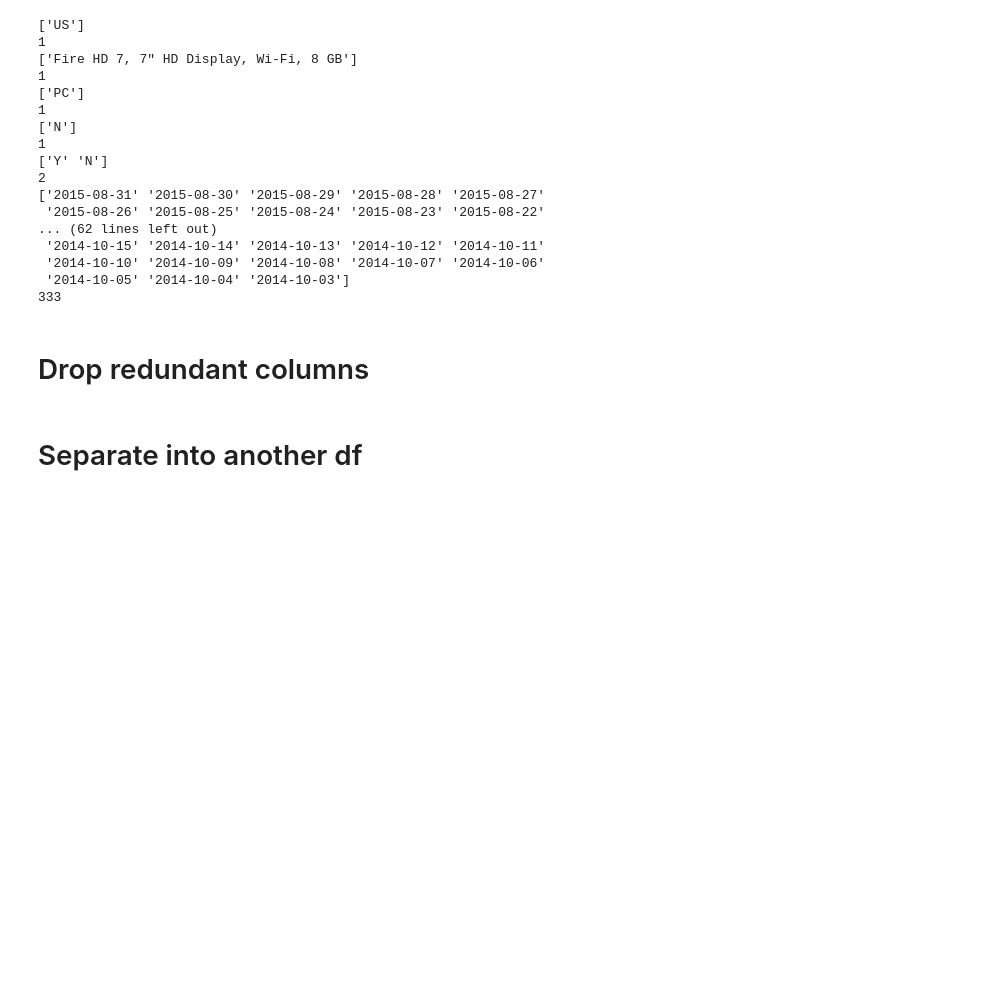
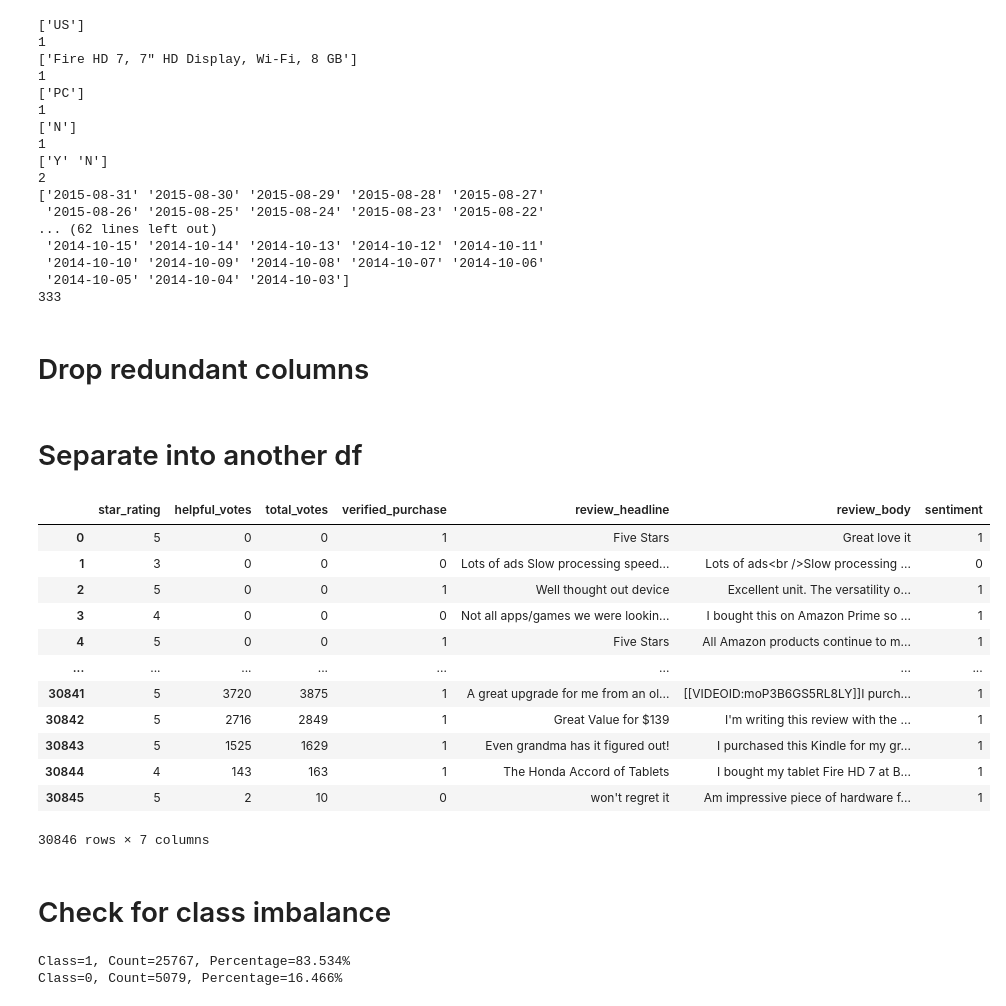
Before and after one commit to MaukanMir/Amaon-Product-Sentioment-Analysis, a Jupyter notebook: training.ipynb, the cells around one changed output. Cells and saved outputs as stored; diff of their text form; code cells hidden in the pictures; blank space fills up the shorter version.

Commit message:
deep class imbalance

```diff
--- a/training.ipynb
+++ b/training.ipynb
@@ -287,3 +287,26 @@ eda_df.drop(["marketplace", "product_title", "product_category", "vine", "custom
 df = eda_df.copy()
 # %%
 df["verified_purchase"] = df["verified_purchase"].apply(lambda x: 1 if x == 'Y' else 0 )
+# %%
+df
+# %% [output]
+|  | star_rating | helpful_votes | total_votes | verified_purchase | review_headline | review_body | sentiment |
+| 0 | 5 | 0 | 0 | 1 | Five Stars | Great love it | 1 |
+| 1 | 3 | 0 | 0 | 0 | Lots of ads Slow processing speed... | Lots of ads<br />Slow processing ... | 0 |
+| 2 | 5 | 0 | 0 | 1 | Well thought out device | Excellent unit. The versatility o... | 1 |
+| 3 | 4 | 0 | 0 | 0 | Not all apps/games we were lookin... | I bought this on Amazon Prime so ... | 1 |
+| 4 | 5 | 0 | 0 | 1 | Five Stars | All Amazon products continue to m... | 1 |
+| ... | ... | ... | ... | ... | ... | ... | ... |
+| 30841 | 5 | 3720 | 3875 | 1 | A great upgrade for me from an ol... | [[VIDEOID:moP3B6GS5RL8LY]]I purch... | 1 |
+| 30842 | 5 | 2716 | 2849 | 1 | Great Value for $139 | I'm writing this review with the ... | 1 |
+| 30843 | 5 | 1525 | 1629 | 1 | Even grandma has it figured out! | I purchased this Kindle for my gr... | 1 |
+| 30844 | 4 | 143 | 163 | 1 | The Honda Accord of Tablets | I bought my tablet Fire HD 7 at B... | 1 |
+| 30845 | 5 | 2 | 10 | 0 | won't regret it | Am impressive piece of hardware f... | 1 |
+30846 rows × 7 columns
+# %% [markdown]
+# Check for class imbalance
+# %%
+check_class_imbalance(df)
+# %% [output]
+Class=1, Count=25767, Percentage=83.534%
+Class=0, Count=5079, Percentage=16.466%
```
